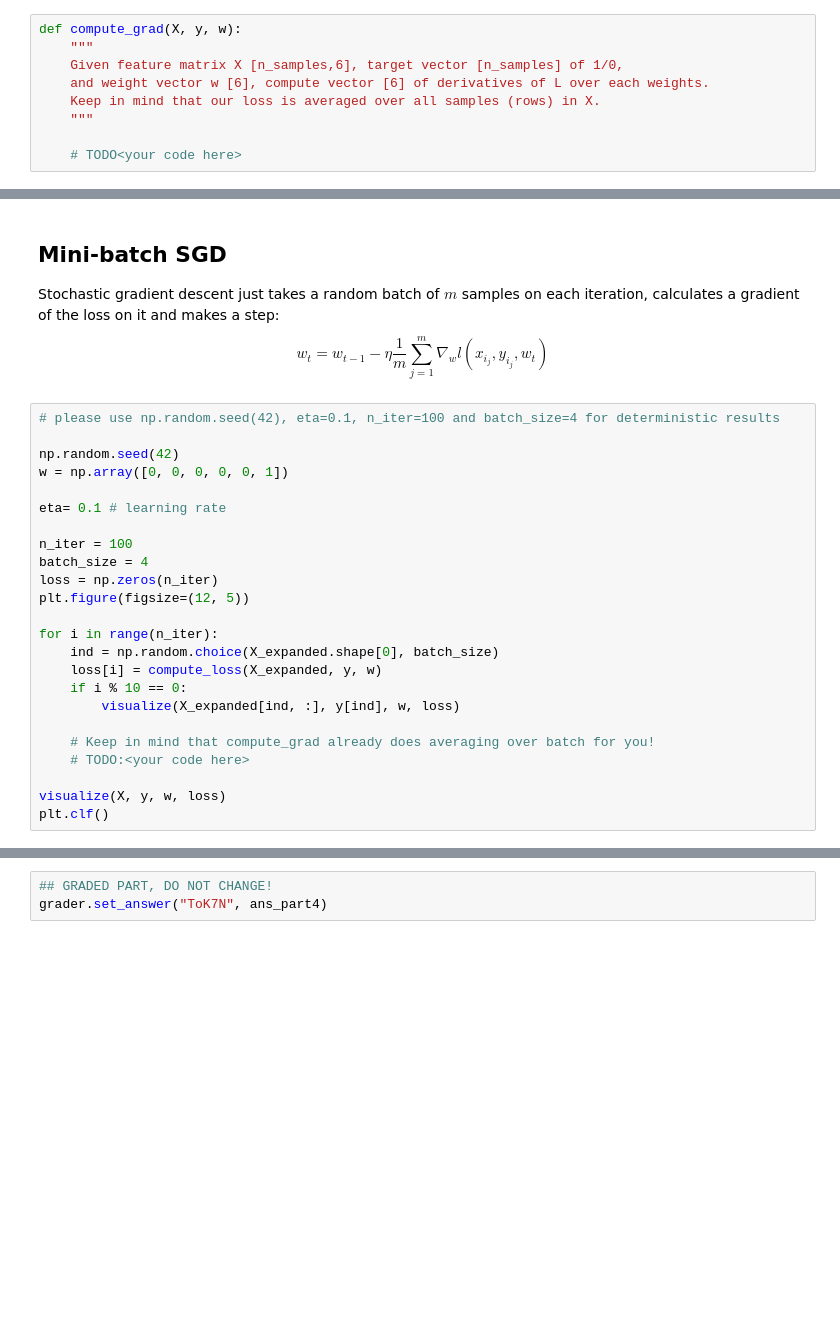
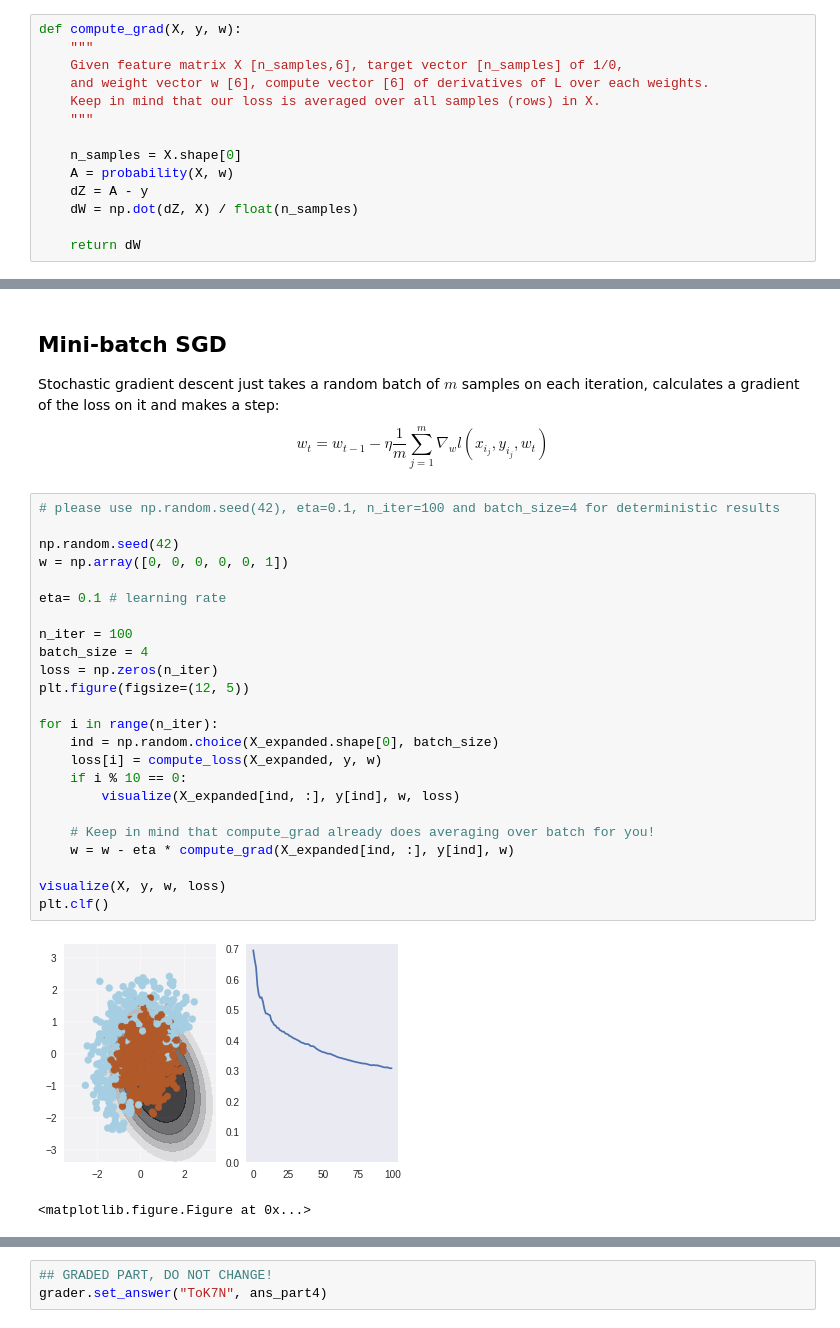
Before and after one commit to francisco-perez-sorrosal/intro-to-dl, a Jupyter notebook: week1/week01_pa.ipynb, the cells around one changed output, grey strips where cells are left out. Drawn from its saved outputs; the diff is of its cells as text; blank space fills up the shorter version.

```diff
--- a/week1/week01_pa.ipynb
+++ b/week1/week01_pa.ipynb
@@ -204,7 +204,12 @@ def compute_grad(X, y, w):
     Keep in mind that our loss is averaged over all samples (rows) in X.
     """
 
-    # TODO<your code here>
+    n_samples = X.shape[0]
+    A = probability(X, w)
+    dZ = A - y
+    dW = np.dot(dZ, X) / float(n_samples)
+
+    return dW
 # %%
 # use output of this cell to fill answer field
 ans_part3 = np.linalg.norm(compute_grad(X_expanded, y, dummy_weights))
@@ -256,27 +270,30 @@ $$ w_t = w_{t-1} - \eta \dfrac{1}{m} \sum_{j=1}^m \nabla_w l(x_{i_j}, y_{i_j}, w
 # %%
 # please use np.random.seed(42), eta=0.1, n_iter=100 and batch_size=4 for deterministic results
 
 np.random.seed(42)
 w = np.array([0, 0, 0, 0, 0, 1])
 
 eta= 0.1 # learning rate
 
 n_iter = 100
 batch_size = 4
 loss = np.zeros(n_iter)
 plt.figure(figsize=(12, 5))
 
 for i in range(n_iter):
     ind = np.random.choice(X_expanded.shape[0], batch_size)
     loss[i] = compute_loss(X_expanded, y, w)
     if i % 10 == 0:
         visualize(X_expanded[ind, :], y[ind], w, loss)
 
     # Keep in mind that compute_grad already does averaging over batch for you!
-    # TODO:<your code here>
+    w = w - eta * compute_grad(X_expanded[ind, :], y[ind], w)
 
 visualize(X, y, w, loss)
 plt.clf()
+# %% [output]
+[figure, added]
+<matplotlib.figure.Figure at 0x...>
 # %%
 # use output of this cell to fill answer field
 
```
Also changed, not shown: parts of 11 cells of this notebook.
